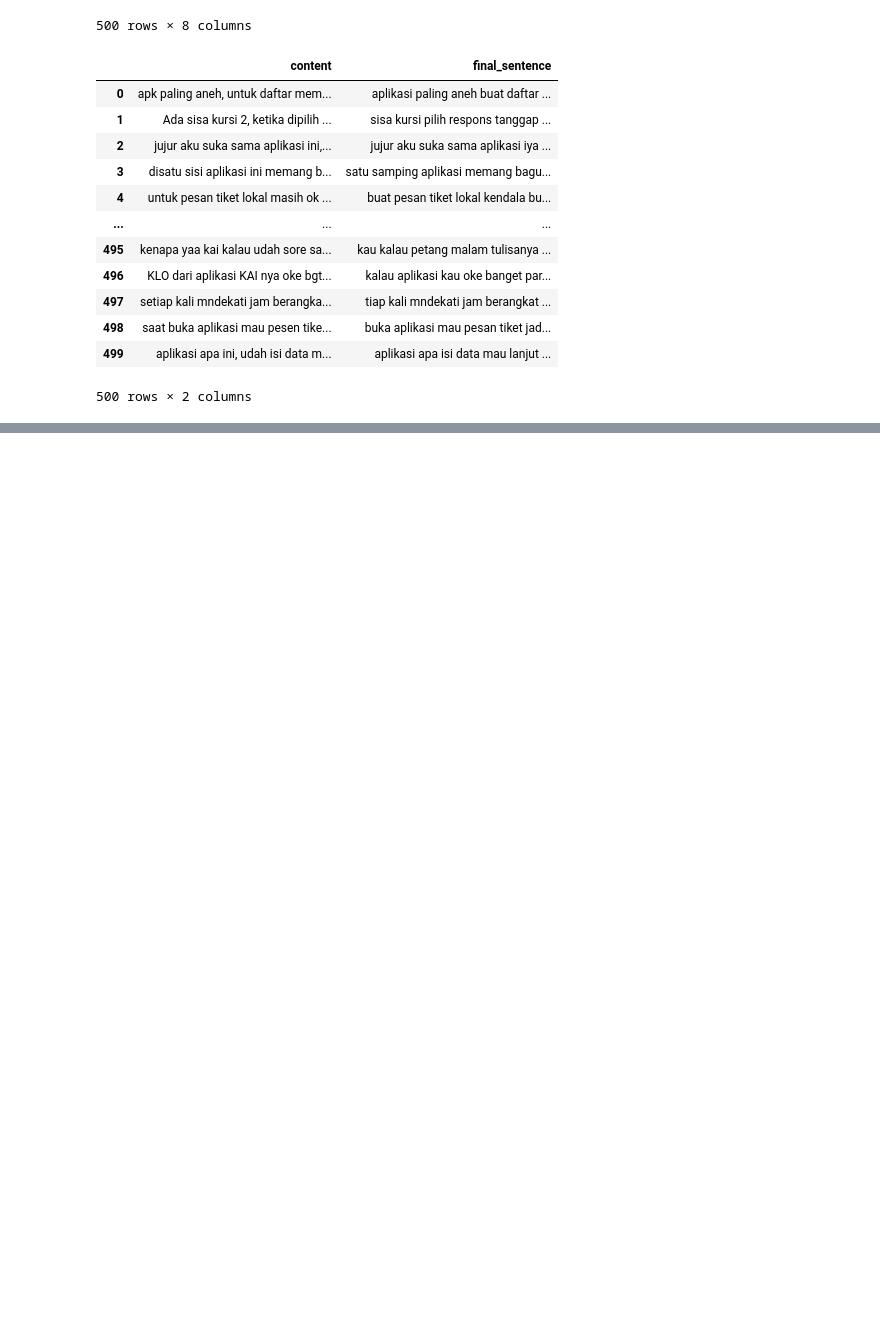
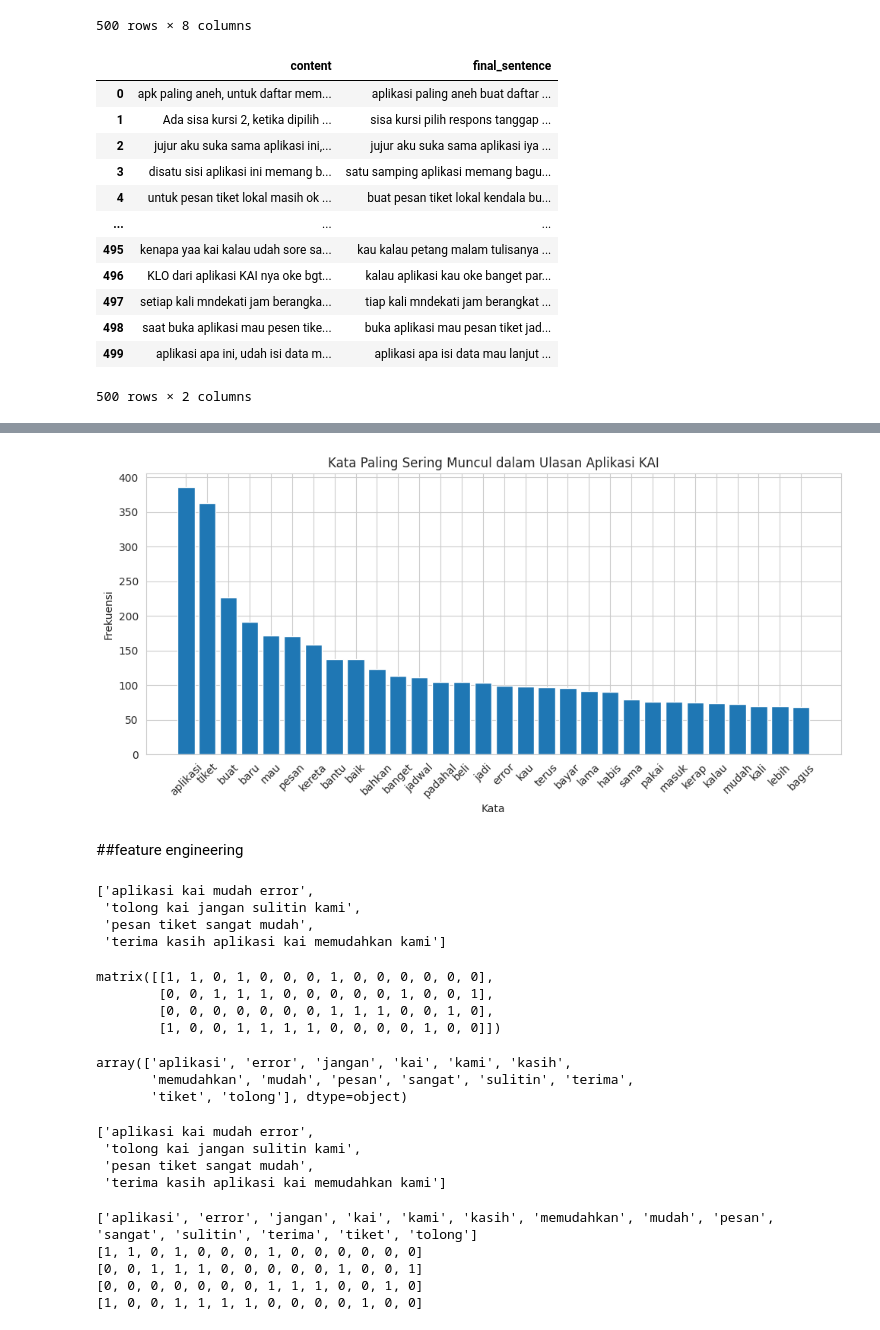
Before and after one commit to AhmadMugiar/Materi_Pertemuan2_AsistenPraktikum_SBD, a Jupyter notebook: Prak_SBD_Nama.ipynb, the cells around one changed output, grey strips where cells are left out. Cells and saved outputs as stored; diff of their text form; code cells hidden in the pictures; blank space fills up the shorter version.

```diff
--- a/Prak_SBD_Nama.ipynb
+++ b/Prak_SBD_Nama.ipynb
@@ -605,0 +611,3 @@ data_final.to_csv("data_cleaning.csv",index=False)
+# %%
+df_prak4 = pd.read_csv("/content/data_cleaning.csv")
+df_prak4
@@ -605,0 +628,75 @@ data_final.to_csv("data_cleaning.csv",index=False)
+# %%
+semua_teks = " ".join(df_prak4["final_sentence"].dropna().astype(str))
+kata = semua_teks.split()
+frekuensi_kata = Counter(kata)
+
+kata_teratas = frekuensi_kata.most_common(30)
+
+nama_kata = [item[0] for item in kata_teratas]
+jumlah_kata = [item[1] for item in kata_teratas]
+
+plt.figure(figsize=(10, 5))
+plt.bar(nama_kata, jumlah_kata)
+
+plt.title("Kata Paling Sering Muncul dalam Ulasan Aplikasi KAI")
+plt.xlabel("Kata")
+plt.ylabel("Frekuensi")
+plt.xticks(rotation=45)
+plt.tight_layout()
+plt.show()
+# %% [output]
+[figure, added]
+# %% [markdown]
+##feature engineering
+# %%
+corpus = [
+    "aplikasi kai mudah error",
+    "tolong kai jangan sulitin kami",
+    "pesan tiket sangat mudah",
+    "terima kasih aplikasi kai memudahkan kami"
+]
+corpus
+# %% [output]
+['aplikasi kai mudah error',
+ 'tolong kai jangan sulitin kami',
+ 'pesan tiket sangat mudah',
+ 'terima kasih aplikasi kai memudahkan kami']
+# %%
+vectorizer = CountVectorizer()
+vectorizer_X = vectorizer.fit_transform(corpus).todense()
+vectorizer_X
+# %% [output]
+matrix([[1, 1, 0, 1, 0, 0, 0, 1, 0, 0, 0, 0, 0, 0],
+        [0, 0, 1, 1, 1, 0, 0, 0, 0, 0, 1, 0, 0, 1],
+        [0, 0, 0, 0, 0, 0, 0, 1, 1, 1, 0, 0, 1, 0],
+        [1, 0, 0, 1, 1, 1, 1, 0, 0, 0, 0, 1, 0, 0]])
+# %%
+vectorizer.get_feature_names_out()
+# %% [output]
+array(['aplikasi', 'error', 'jangan', 'kai', 'kami', 'kasih',
+       'memudahkan', 'mudah', 'pesan', 'sangat', 'sulitin', 'terima',
+       'tiket', 'tolong'], dtype=object)
+# %%
+corpus
+# %% [output]
+['aplikasi kai mudah error',
+ 'tolong kai jangan sulitin kami',
+ 'pesan tiket sangat mudah',
+ 'terima kasih aplikasi kai memudahkan kami']
+# %%
+tokens = [d.lower().split() for d in corpus]
+vocab = sorted(set(w for t in tokens for w in t))
+
+vectors = []
+for t in tokens:
+    vectors.append([t.count(w) for w in vocab])
+
+print(vocab)
+for v in vectors:
+    print(v)
+# %% [output]
+['aplikasi', 'error', 'jangan', 'kai', 'kami', 'kasih', 'memudahkan', 'mudah', 'pesan', 'sangat', 'sulitin', 'terima', 'tiket', 'tolong']
+[1, 1, 0, 1, 0, 0, 0, 1, 0, 0, 0, 0, 0, 0]
+[0, 0, 1, 1, 1, 0, 0, 0, 0, 0, 1, 0, 0, 1]
+[0, 0, 0, 0, 0, 0, 0, 1, 1, 1, 0, 0, 1, 0]
+[1, 0, 0, 1, 1, 1, 1, 0, 0, 0, 0, 1, 0, 0]
```
Also changed, not shown: parts of 16 cells of this notebook.
